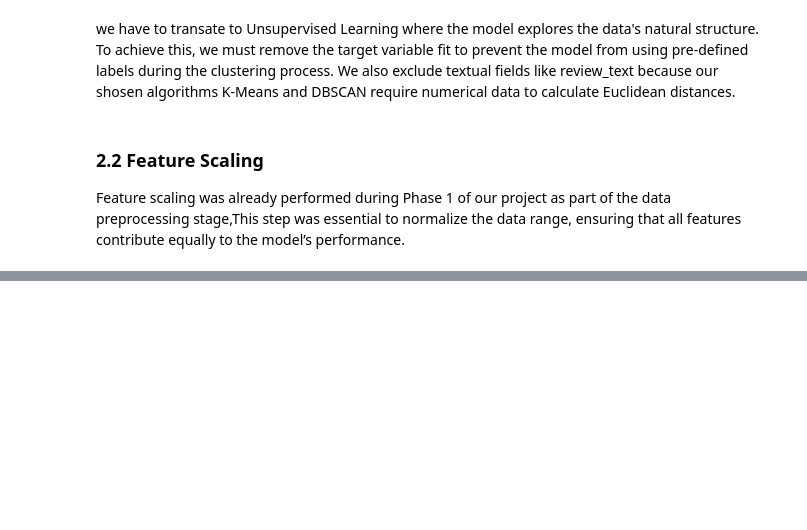
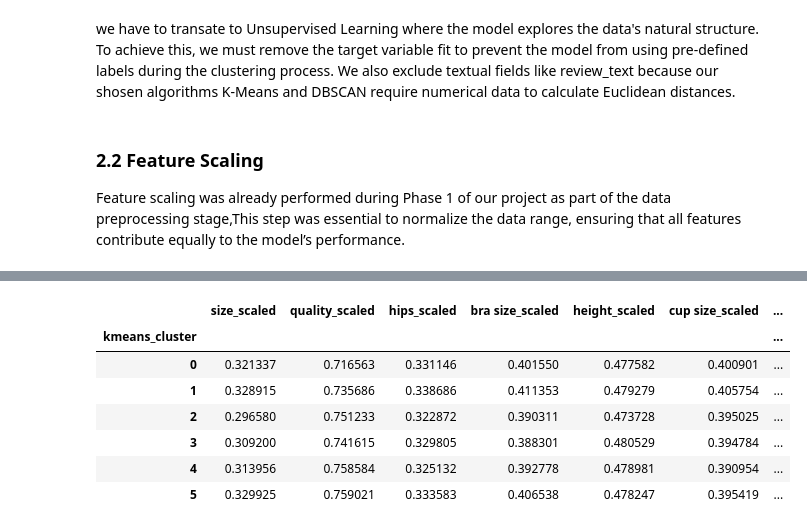
Before and after one commit to alameer515/SWE485-Project-Group10, a Jupyter notebook: Phase2_Unsupervised_Learning.ipynb, the cells around one changed output, grey strips where cells are left out. Saved outputs shown, nothing was run; the diff lists cells and outputs as text; code cells hidden in the pictures; blank space fills up the shorter version.

```diff
--- a/Phase2_Unsupervised_Learning.ipynb
+++ b/Phase2_Unsupervised_Learning.ipynb
@@ -42,0 +333,13 @@ Feature scaling was already performed during Phase 1 of our project as part of t
+# %%
+cluster_profiles = df.groupby("kmeans_cluster")[X_cluster.columns].mean()
+
+cluster_profiles
+# %% [output]
+|  | size_scaled | quality_scaled | hips_scaled | bra size_scaled | height_scaled | cup size_scaled | ... |
+| kmeans_cluster |  |  |  |  |  |  | ... |
+| 0 | 0.321337 | 0.716563 | 0.331146 | 0.401550 | 0.477582 | 0.400901 | ... |
+| 1 | 0.328915 | 0.735686 | 0.338686 | 0.411353 | 0.479279 | 0.405754 | ... |
+| 2 | 0.296580 | 0.751233 | 0.322872 | 0.390311 | 0.473728 | 0.395025 | ... |
+| 3 | 0.309200 | 0.741615 | 0.329805 | 0.388301 | 0.480529 | 0.394784 | ... |
+| 4 | 0.313956 | 0.758584 | 0.325132 | 0.392778 | 0.478981 | 0.390954 | ... |
+| 5 | 0.329925 | 0.759021 | 0.333583 | 0.406538 | 0.478247 | 0.395419 | ... |
```
Also changed, not shown: parts of 29 cells of this notebook.
